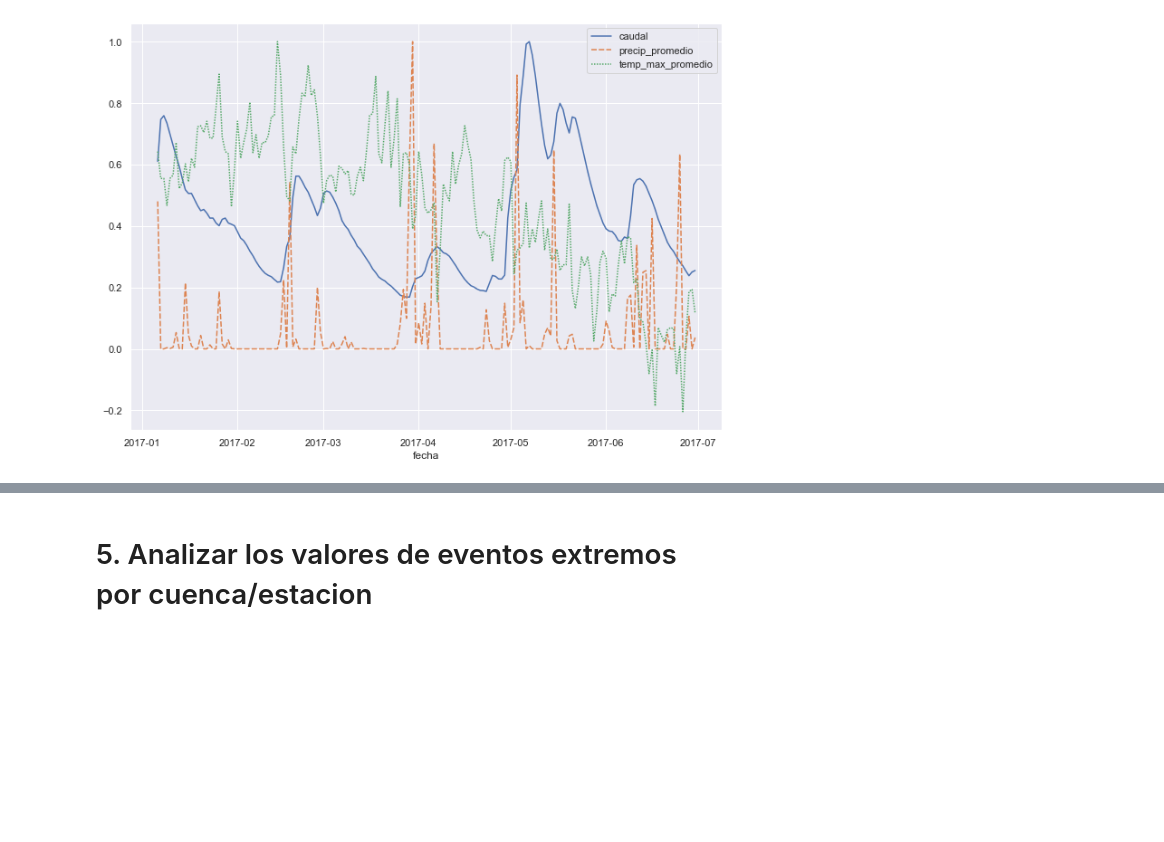
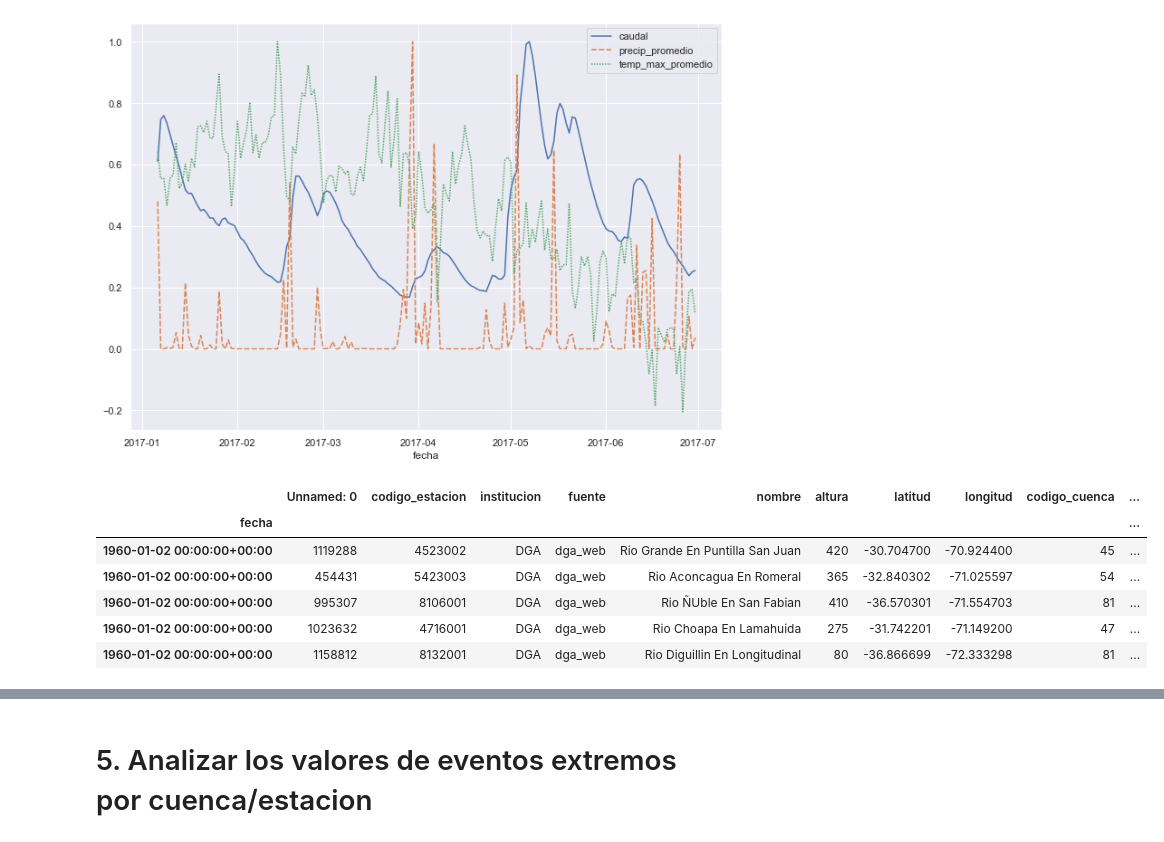
Before and after one commit to felipeacunago/SpikeChallenge, a Jupyter notebook: SpikeChallenge.ipynb, the cells around one changed output, grey strips where cells are left out. Drawn from its saved outputs; the diff is of its cells as text; code cells hidden in the pictures; blank space fills up the shorter version.

```diff
--- a/SpikeChallenge.ipynb
+++ b/SpikeChallenge.ipynb
@@ -206,35 +206,46 @@ Y = 2000
 estaciones = [('verano', (date(Y-1,  12,  22),  date(Y,  3, 21))),
            ('otono', (date(Y,  3, 22),  date(Y,  6, 21))),
            ('invierno', (date(Y,  6, 22),  date(Y,  9, 21))),
            ('primavera', (date(Y,  9, 22),  date(Y, 12, 21))),
            ('verano', (date(Y, 12, 22),  date(Y+1, 3, 21)))]
 
 def obtener_estacion(now):
+    """
+    Dada una fecha (now), se devuelve la estacion del año fijada por las fechas en la variable anterior
+    """
     if isinstance(now, datetime):
         now = now.date()
     now = now.replace(year=Y)
     return next(estacion for estacion, (start, end) in estaciones
                 if start <= now <= end)
 
-
+# se generan las columnas de la estación dada la fecha
 col_estaciones = pd.DataFrame(data.index)['fecha'].dt.date.apply(lambda row: obtener_estacion(row)).astype('str')
 col_estaciones = pd.DataFrame({'season':col_estaciones}).set_index(data.index)
 
 data = pd.concat([data, col_estaciones], axis=1)
 
-print(data)
-
+# tabla con los valores de percentil 95, agrupados por season y codigo estacion
 percentil_95 = data.groupby(['season','codigo_estacion'])['caudal','temp_max_promedio','precip_promedio'].quantile(0.95) # percentil 95 histórico (de toda la data)
 maximos = data.groupby(['season','codigo_estacion'])['caudal','temp_max_promedio','precip_promedio'].max()
-print(percentil_95)
 
-
+# se unen con la tabla original
 data = pd.merge(data.reset_index(),percentil_95, how='left', on= ['season','codigo_estacion'], suffixes=('','_95'))
 data = pd.merge(data,maximos, how='left', on= ['season','codigo_estacion'], suffixes=('','_maximos'))
 
 data = data.set_index('fecha')
 
+# identificar los eventos "extremos"
 data['caudal_extremo'] = (data['caudal']> data['caudal_95']).astype(int)
 data['temp_extremo'] = (data['temp_max_promedio']> data['temp_max_promedio_95']).astype(int)
 data['precip_extremo'] = (data['precip_promedio']> data['precip_promedio_95']).astype(int)
+
+data.head()
 # %% [output]
+|  | Unnamed: 0 | codigo_estacion | institucion | fuente | nombre | altura | latitud | longitud | codigo_cuenca | ... |
+| fecha |  |  |  |  |  |  |  |  |  | ... |
+| 1960-01-02 00:00:00+00:00 | 1119288 | 4523002 | DGA | dga_web | Rio Grande En Puntilla San Juan | 420 | -30.704700 | -70.924400 | 45 | ... |
+| 1960-01-02 00:00:00+00:00 | 454431 | 5423003 | DGA | dga_web | Rio Aconcagua En Romeral | 365 | -32.840302 | -71.025597 | 54 | ... |
+| 1960-01-02 00:00:00+00:00 | 995307 | 8106001 | DGA | dga_web | Rio ÑUble En San Fabian | 410 | -36.570301 | -71.554703 | 81 | ... |
+| 1960-01-02 00:00:00+00:00 | 1023632 | 4716001 | DGA | dga_web | Rio Choapa En Lamahuida | 275 | -31.742201 | -71.149200 | 47 | ... |
+| 1960-01-02 00:00:00+00:00 | 1158812 | 8132001 | DGA | dga_web | Rio Diguillin En Longitudinal | 80 | -36.866699 | -72.333298 | 81 | ... |
```
Also changed, not shown: parts of 7 cells of this notebook, 1 other file.
